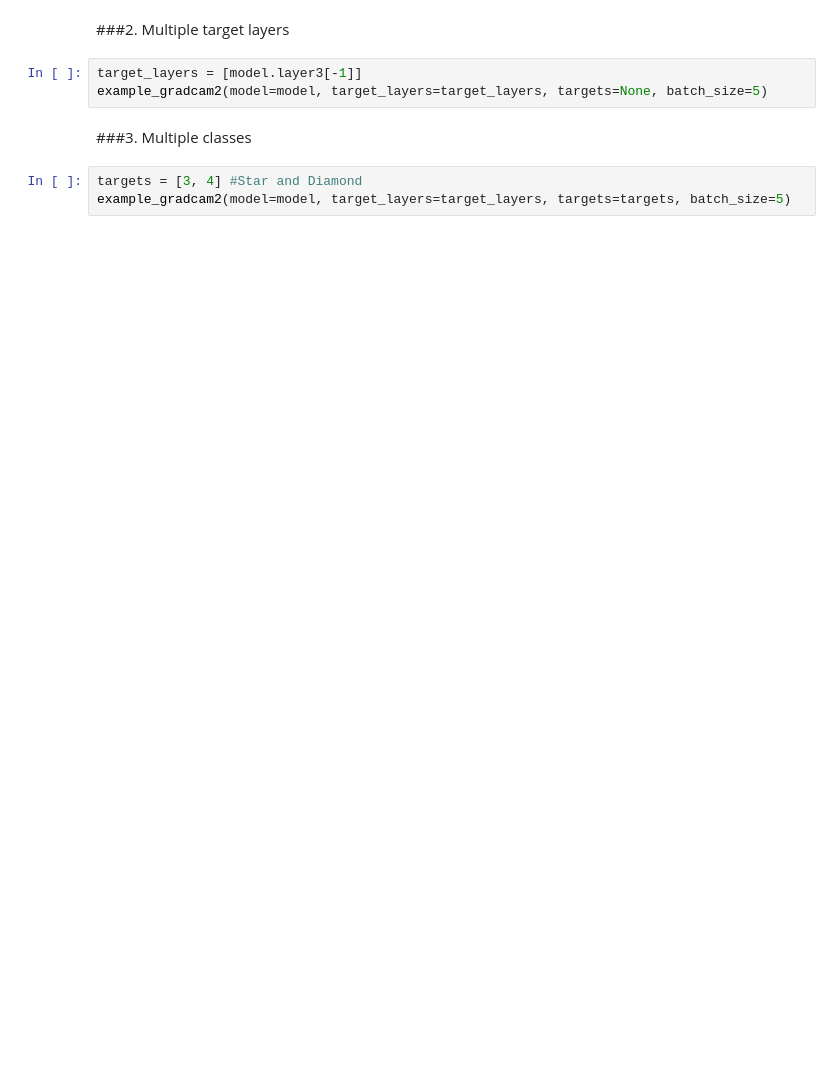
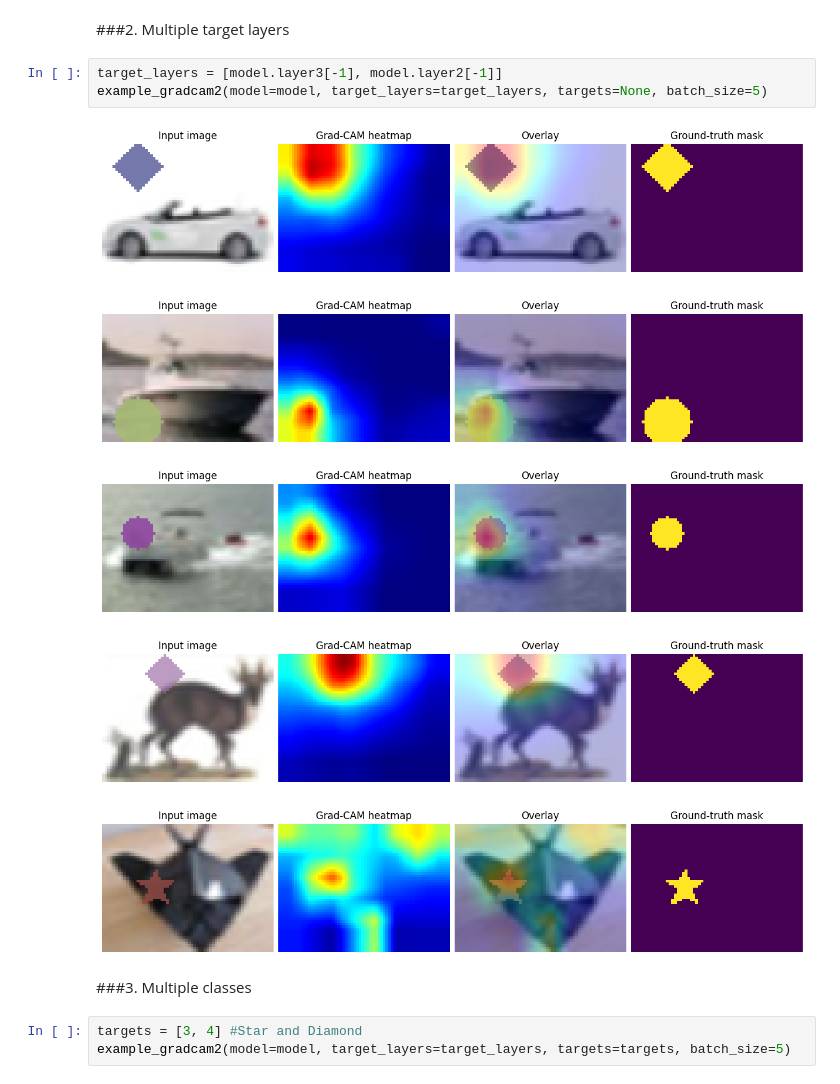
Before and after one commit to 1miqi1/Image-segmentation-without-user-input, a Jupyter notebook: hw_2_gradcam_and_sam_student.ipynb, the cells around one changed output. Cells and saved outputs as stored; diff of their text form; blank space fills up the shorter version.

```diff
--- a/hw_2_gradcam_and_sam_student.ipynb
+++ b/hw_2_gradcam_and_sam_student.ipynb
@@ -586,8 +634,14 @@ example_gradcam2(model=model, target_layers=target_layers, targets=None, batch_s
 # %% [markdown]
 ###2. Multiple target layers
 # %%
-target_layers = [model.layer3[-1]]
+target_layers = [model.layer3[-1], model.layer2[-1]]
 example_gradcam2(model=model, target_layers=target_layers, targets=None, batch_size=5)
+# %% [output]
+[figure, added]
+[figure, added]
+[figure, added]
+[figure, added]
+[figure, added]
 # %% [markdown]
 ###3. Multiple classes
 # %%
```
Also changed, not shown: parts of 15 cells of this notebook, 1 other file.
